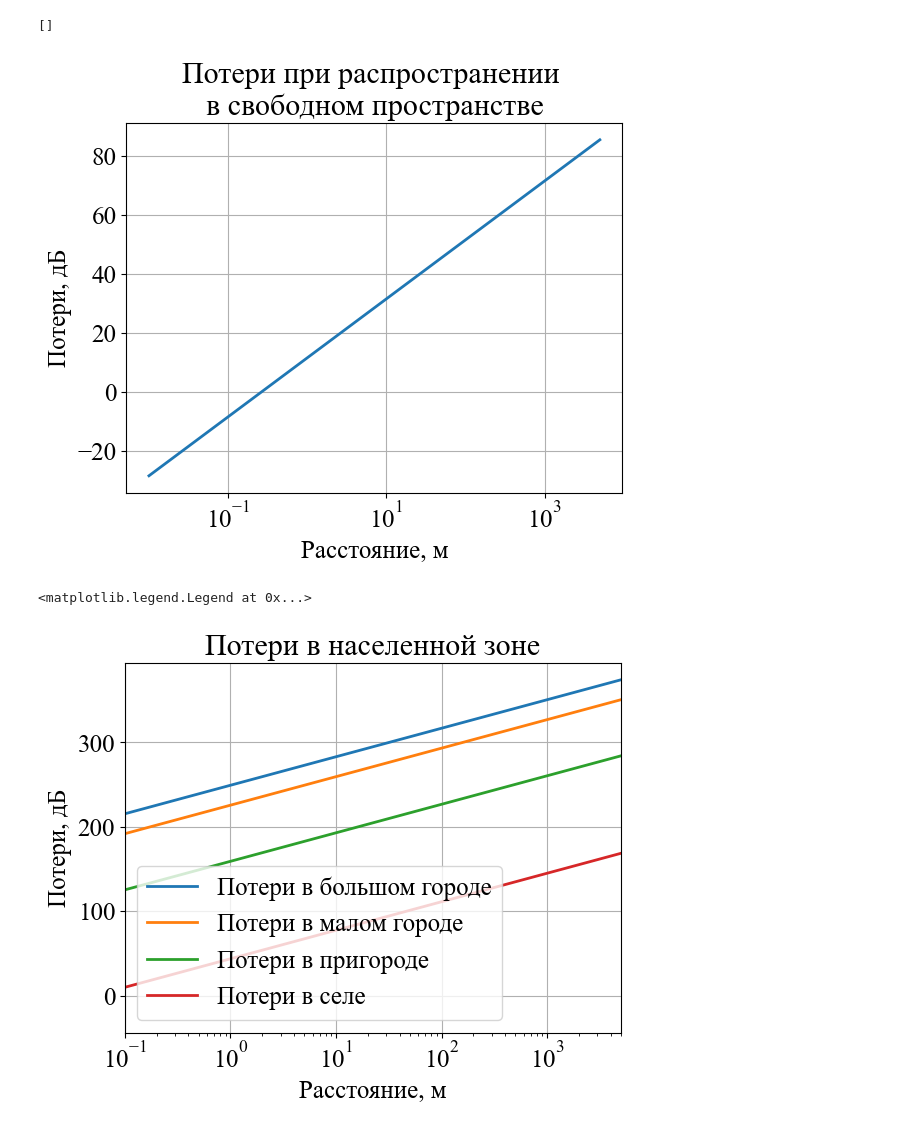
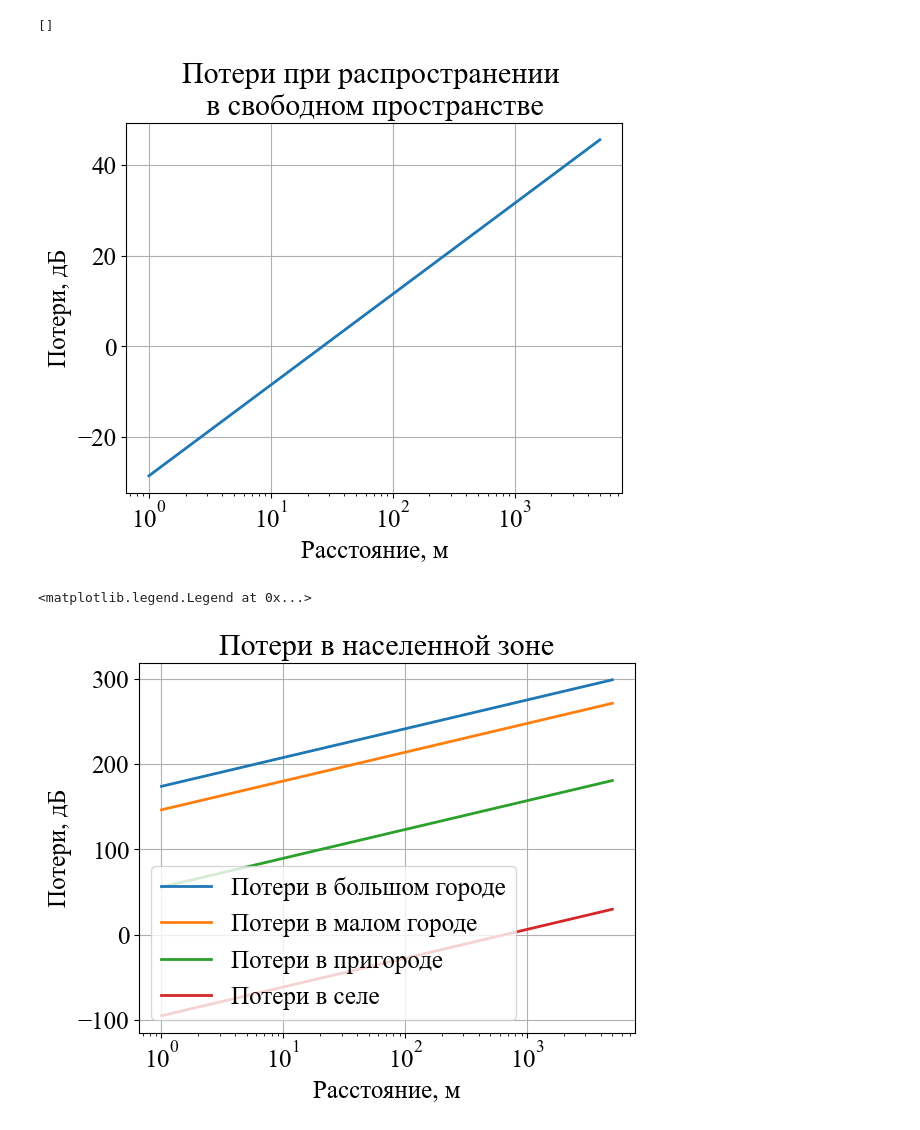
Before and after one commit to liveinscarlet/Study, a Jupyter notebook: Шапошникова/Propogation_losses/Propogation losses.ipynb, the cells around one changed output. Cells and saved outputs as stored; diff of their text form; code cells hidden in the pictures.

```diff
--- a/Шапошникова/Propogation_losses/Propogation losses.ipynb
+++ b/Шапошникова/Propogation_losses/Propogation losses.ipynb
@@ -11,13 +11,13 @@ rcParams['font.size'] = 18
 # %%
 # В свободном пространстве
 
-d = np.linspace(0.01, 5000, 10000)      # массив расстояний
-freq = 90 * 10 ** 6                    # частота
+d = np.linspace(0.001, 5, 10000)      # массив расстояний
+freq = 900 * 10 ** 6                    # частота
 c = 3 * 10 ** 8
 wavelength = c/freq                     # длина волны
 Los_freespace = -147.56 + 20 * np.log10(freq) + 20 * np.log10(d)
 
-plt.plot(d, Los_freespace)
+plt.plot(d * 1000, Los_freespace)
 plt.grid(True)
 plt.xlabel('Расстояние, м')
 plt.ylabel('Потери, дБ')
@@ -25,33 +25,40 @@ plt.title('Потери при распространении \nв свобод
 plt.semilogx()
 # %% [output]
 []
-[figure, old version]
+[figure, new version]
 # %%
 # Модель Окамуры-Хата
 h_t = 50    # Высота передающей антенны
 h_r = 5     # Высота приемной антенны
+L_city = 69.55 + 26.16 * np.log10(freq) - 13.82 * np.log10(h_t) + (44.9 - 6.55 * np.log10(h_t)) * np.log10(d)
+
 A_small = (1.1 * np.log10(freq) - 0.7) * h_r - (1.56 * np.log10(freq) - 0.8)    # Коэффициент ослабления для малых городов
+
 A_big = 3.2 * (np.log10(11.75 * h_r)) ** 2 - 4.97   # Коэффициент ослабления для больших городов
-L_small = 69.55 + 26.16 * np.log10(freq) - 13.82 * np.log10(h_t) - A_small + (44.9 - 6.55 * np.log10(h_t)) * np.log10(d)    # Потери в малых городах
-L_big = 69.55 + 26.16 * np.log10(freq) - 13.82 * np.log10(h_t) - A_big + (44.9 - 6.55 * np.log10(h_t)) * np.log10(d)        # Потери в больших городах
-L_suburbs = L_big - 2 * np.log10(freq / 28) ** 2 - 5.4      # Потери в пригороде
-L_country = L_big - 4.78 * np.log10(freq) ** 2 + 17.33 * np.log10(freq) - 40.94     # Потери в сельской местности
+
+L_small = L_city - A_small    # Потери в малых городах
+L_big = L_city - A_big        # Потери в больших городах
+
+L_suburbs = - 2 * np.log10(freq / 28) ** 2 - 5.4
+L_suburbs += L_big # Потери в пригороде
+
+L_country = - 4.78 * np.log10(freq) ** 2 + 17.33 * np.log10(freq) - 40.94
+L_country += L_big     # Потери в сельской местности
 
 # Графики зависимостей потерь от расстояния
-plt.plot(d, L_big, label = 'Потери в большом городе')
-plt.plot(d, L_small, label = 'Потери в малом городе')
-plt.plot(d, L_suburbs, label = 'Потери в пригороде')
-plt.plot(d, L_country, label = 'Потери в селе')
+plt.plot(d * 1000, L_big, label = 'Потери в большом городе')
+plt.plot(d * 1000, L_small, label = 'Потери в малом городе')
+plt.plot(d * 1000, L_suburbs, label = 'Потери в пригороде')
+plt.plot(d * 1000, L_country, label = 'Потери в селе')
 plt.semilogx()
-plt.xlim(10 ** (-1), 5000)
 plt.grid(True)
 plt.title('Потери в населенной зоне')
 plt.ylabel('Потери, дБ')
 plt.xlabel('Расстояние, м')
 plt.legend()
 # %% [output]
 <matplotlib.legend.Legend at 0x...>
-[figure, old version]
+[figure, new version]
 # %%
 # Модель Ксю-Бертони // Walfisch-Bertoni
 h_bs = 85           # Высота базовой станции
```
Also changed, not shown: parts of 3 cells of this notebook.
